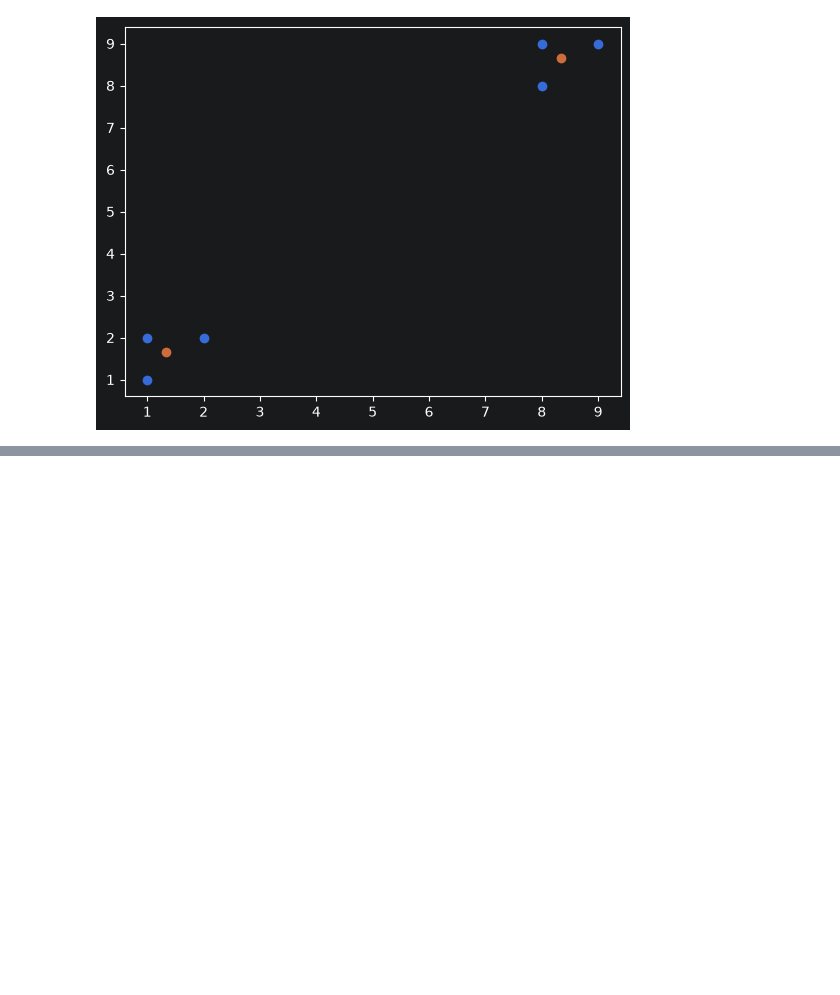
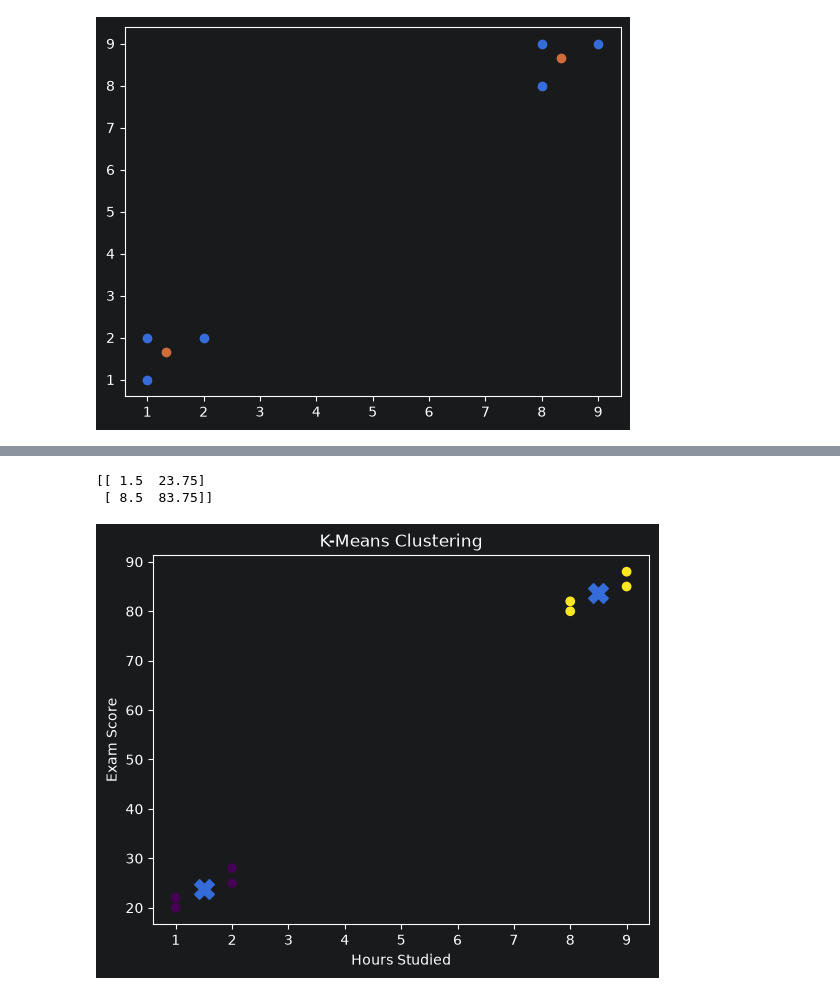
Before and after one commit to MUHAMMADZARYABKHAN-21/new.py, a Jupyter notebook: SCIKIT/Lesson25K_means_clustering.ipynb, the cells around one changed output, grey strips where cells are left out. Drawn from its saved outputs; the diff is of its cells as text; code cells hidden in the pictures; blank space fills up the shorter version.

Commit message:
Clustering meathod

```diff
--- a/SCIKIT/Lesson25K_means_clustering.ipynb
+++ b/SCIKIT/Lesson25K_means_clustering.ipynb
@@ -111,0 +152,14 @@ plt.scatter(
+# %%
+from sklearn.cluster import KMeans
+
+X = df[["Hours_Studied", "Exam_Score"]]
+
+kmeans = KMeans(
+    n_clusters=2,
+    random_state=42,
+    n_init=10
+)
+
+df["Cluster"] = kmeans.fit_predict(X)
+
+print(df)
@@ -111,0 +176,26 @@ plt.scatter(
+# %%
+print(kmeans.cluster_centers_)
+# %% [output]
+[[ 1.5  23.75]
+ [ 8.5  83.75]]
+# %%
+plt.scatter(
+    df["Hours_Studied"],
+    df["Exam_Score"],
+    c=df["Cluster"]
+)
+
+plt.scatter(
+    kmeans.cluster_centers_[:, 0],
+    kmeans.cluster_centers_[:, 1],
+    marker="X",
+    s=200
+)
+
+plt.xlabel("Hours Studied")
+plt.ylabel("Exam Score")
+plt.title("K-Means Clustering")
+
+plt.show()
+# %% [output]
+[figure, added]
```
Also changed, not shown: parts of 5 cells of this notebook.
